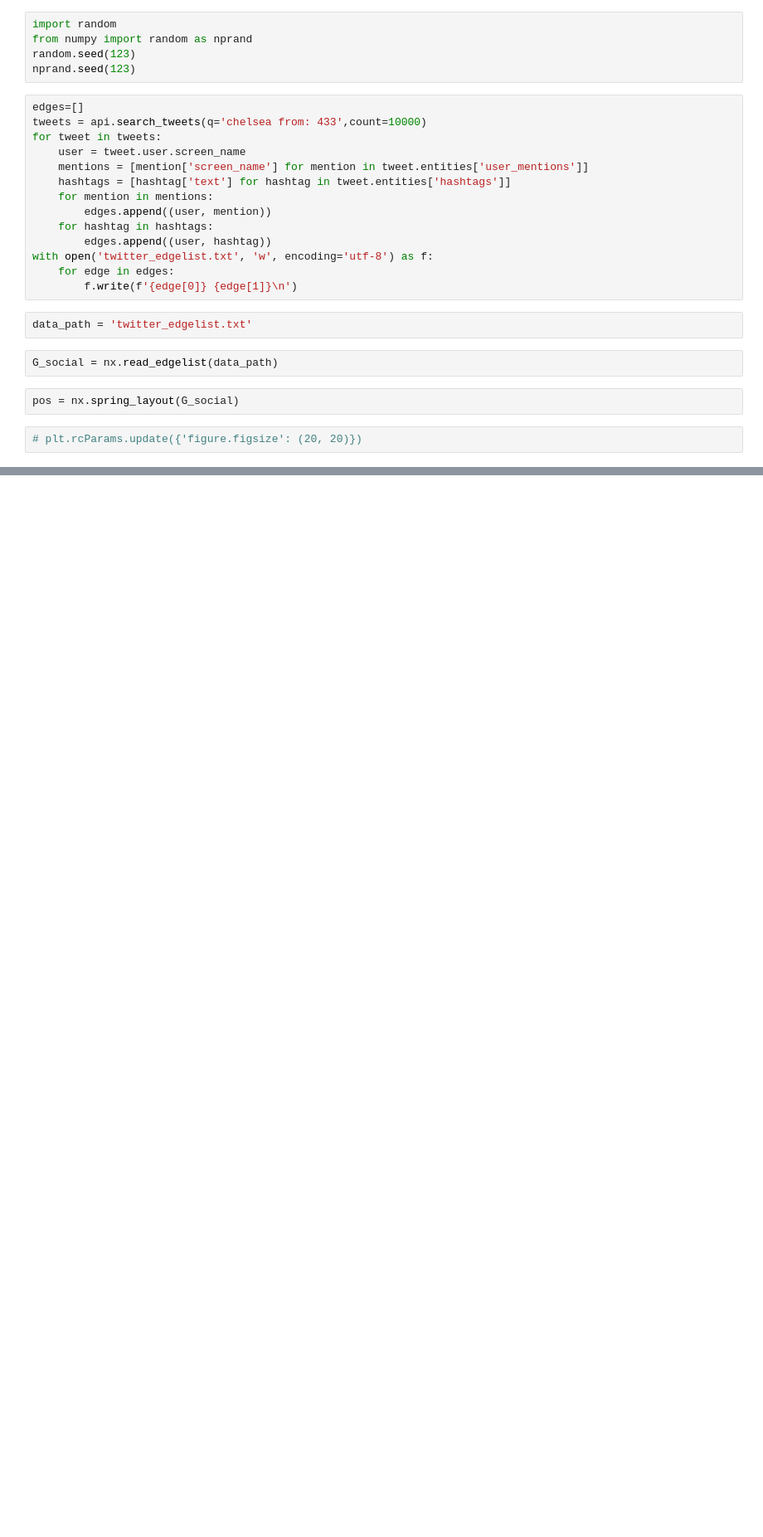
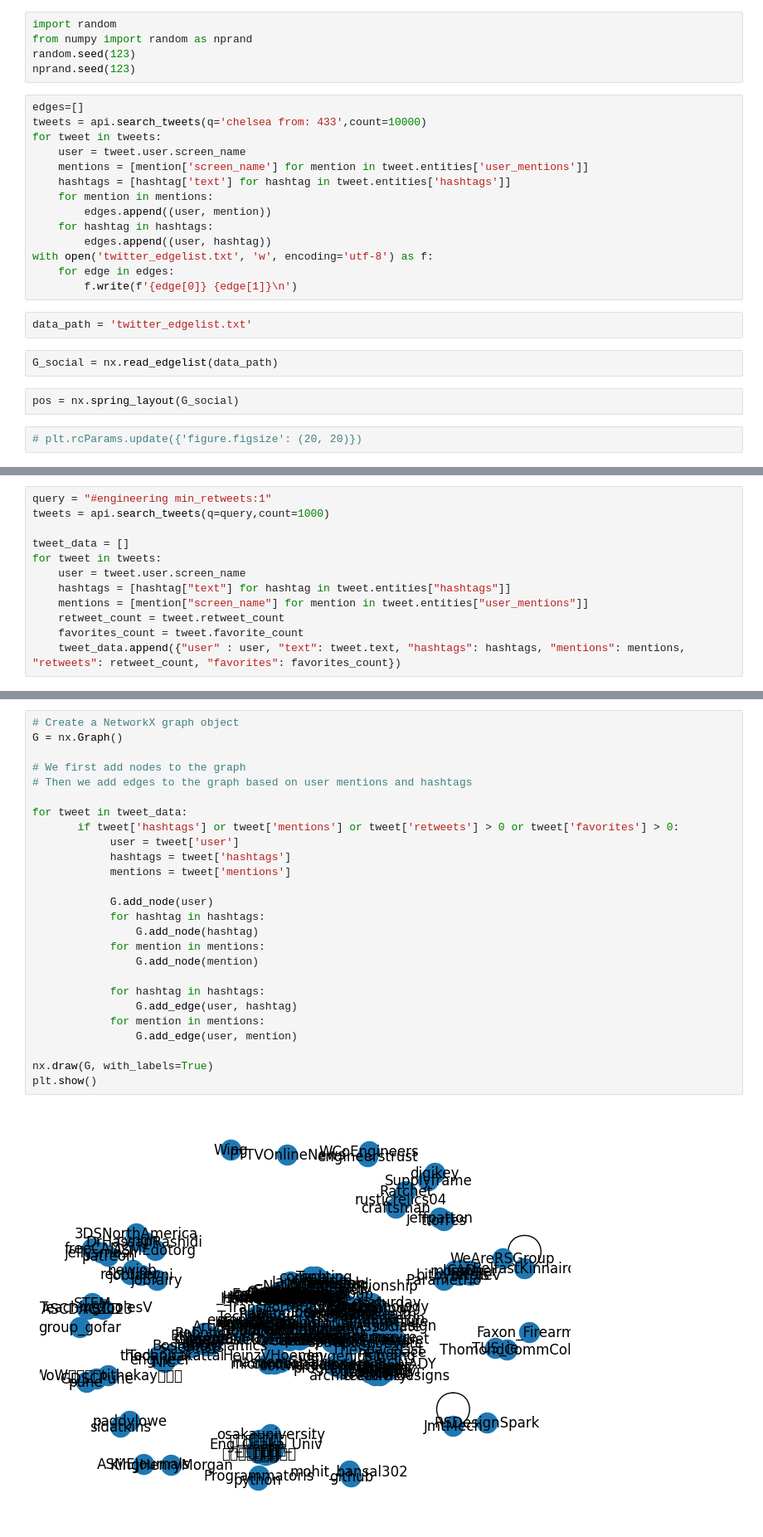
Before and after one commit to kri5h92/Emotional-and-Sentiment-Analysis, a Jupyter notebook: community_detection.ipynb, the cells around one changed output, grey strips where cells are left out. Shown at 83% size. Drawn from its saved outputs; the diff is of its cells as text; blank space fills up the shorter version.

```diff
--- a/community_detection.ipynb
+++ b/community_detection.ipynb
@@ -92,0 +94,12 @@ TypeError: '_AxesStack' object is not callable
+# %%
+query = "#engineering min_retweets:1"
+tweets = api.search_tweets(q=query,count=1000)
+
+tweet_data = []
+for tweet in tweets:
+    user = tweet.user.screen_name
+    hashtags = [hashtag["text"] for hashtag in tweet.entities["hashtags"]]
+    mentions = [mention["screen_name"] for mention in tweet.entities["user_mentions"]]
+    retweet_count = tweet.retweet_count
+    favorites_count = tweet.favorite_count
+    tweet_data.append({"user" : user, "text": tweet.text, "hashtags": hashtags, "mentions": mentions, "retweets": retweet_count, "favorites": favorites_count})
@@ -92,0 +130,28 @@ TypeError: '_AxesStack' object is not callable
+# %%
+# Create a NetworkX graph object
+G = nx.Graph()
+
+# We first add nodes to the graph
+# Then we add edges to the graph based on user mentions and hashtags
+
+for tweet in tweet_data:
+       if tweet['hashtags'] or tweet['mentions'] or tweet['retweets'] > 0 or tweet['favorites'] > 0:
+            user = tweet['user']
+            hashtags = tweet['hashtags']
+            mentions = tweet['mentions']
+
+            G.add_node(user)
+            for hashtag in hashtags:
+                G.add_node(hashtag)
+            for mention in mentions:
+                G.add_node(mention)
+
+            for hashtag in hashtags:
+                G.add_edge(user, hashtag)
+            for mention in mentions:
+                G.add_edge(user, mention)
+
+nx.draw(G, with_labels=True)
+plt.show()
+# %% [output]
+[figure, added]
```
Also changed, not shown: parts of 7 cells of this notebook, 6 other files.
